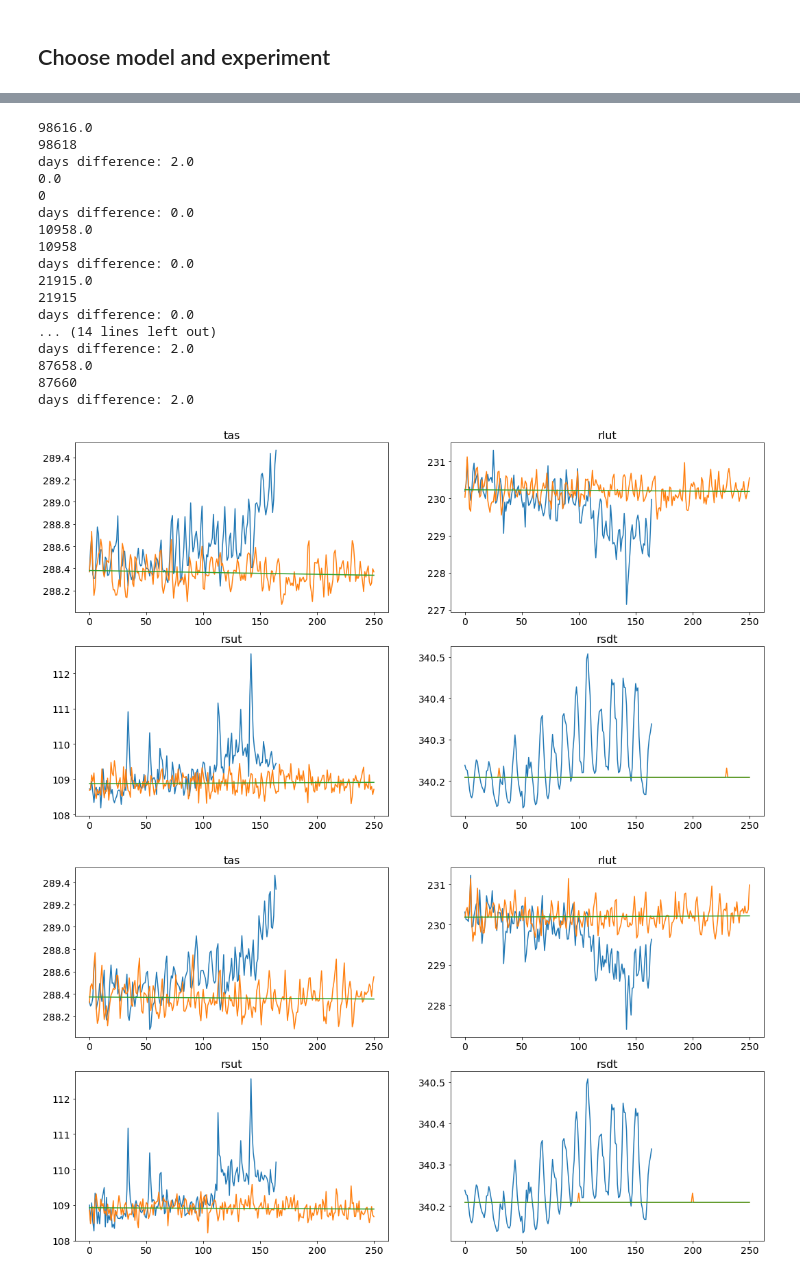
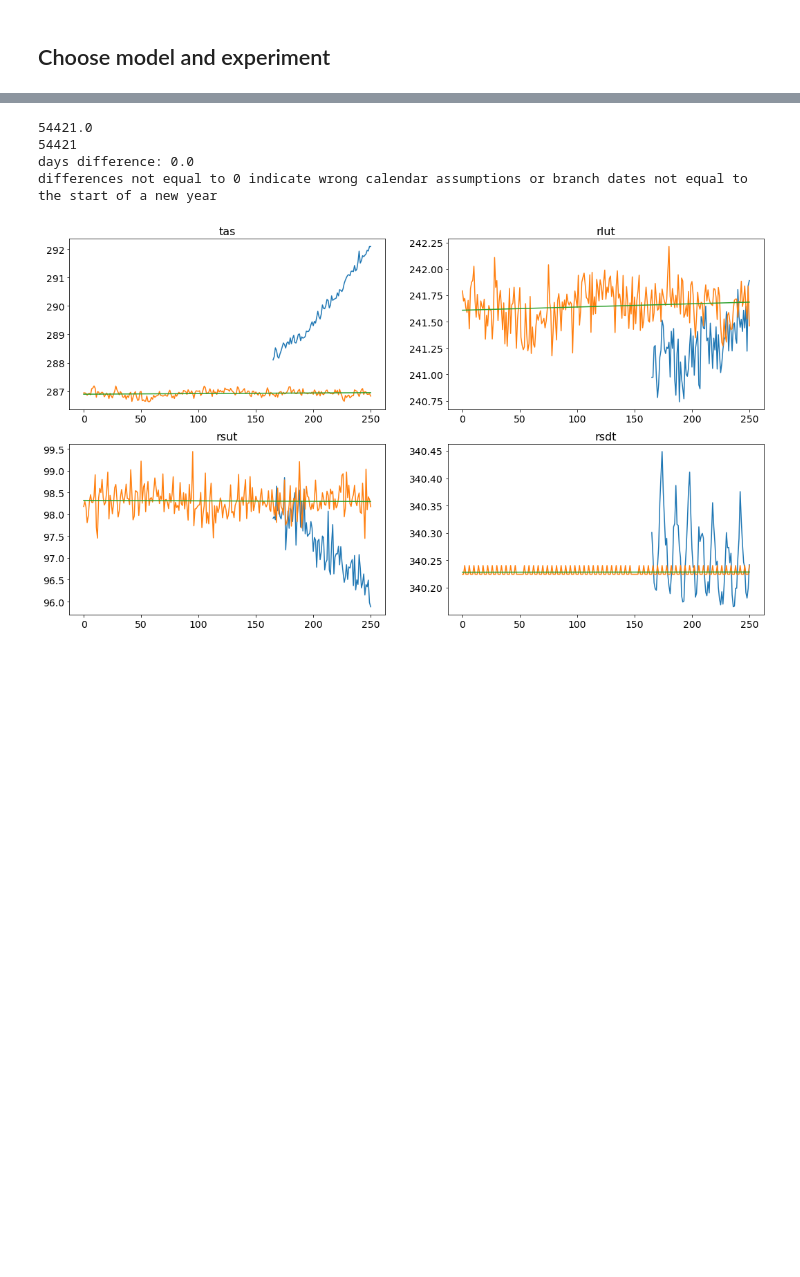
Before and after one commit to Hegebf/CMIP6-forcing, a Jupyter notebook: notebooks/Global_anomalies.ipynb, the cells around one changed output, grey strips where cells are left out. Saved outputs shown, nothing was run; the diff lists cells and outputs as text; code cells hidden in the pictures; blank space fills up the shorter version.

```diff
--- a/notebooks/Global_anomalies.ipynb
+++ b/notebooks/Global_anomalies.ipynb
@@ -81,16 +81,18 @@ def dpy(model, start_year, end_year):
 ## Choose model and experiment
 # %%
 #model = 'GISS-E2-1-G'
-model = 'MIROC6'
+model = 'AWI-CM-1-1-MR'
 # %%
 #exp = 'piControl'
 #exp = 'abrupt-4xCO2'
 #exp = 'abrupt-2xCO2'
 #exp = 'abrupt-0p5xCO2'
 
-exp = 'historical'
+#exp = 'historical'
 #exp = 'ssp126'
 #exp = 'ssp245'
+#exp = 'ssp370'
+exp = 'ssp585'
 # %%
 branch_time_file = '../Processed_data/Branch_times/' + model + '_branch_times.txt'
 table = pd.read_table(branch_time_file,index_col=0, sep = ' ')
@@ -116,7 +117,7 @@ table
 # %%
 plot_absolute_values = True
 plot_anomalies = False
-save_results = False
+save_results = True
 
 expgroup0 = ['piControl']
 expgroup1 = ['abrupt-4xCO2', 'abrupt-2xCO2', 'abrupt-0p5xCO2']
@@ -141,11 +142,10 @@ for member in available_members:
         fig, ax2 = plt.subplots(nrows = 2, ncols = 2, figsize = [18,10]); axes2 = np.reshape(ax2, 4)
 
     if exp in expgroup1 or exp in expgroup2:
-        # find index of element closest to branch_time_days
         if exp in expgroup1 or exp == 'historical':
             branch_time_days = member_df['branch_time_in_parent'].values[0]
             piControl_member = member_df['parent_variant_id'].values[0]
-            #print('test1', piControl_member)
+
         elif exp in expgroup2: # then ssp. check branch for historical parent only
             # find historical parent member
             parent_member = member_df['parent_variant_id'].values[0]
@@ -153,92 +153,76 @@ for member in available_members:
             parent_df = parent_table.loc[parent_table['member'] == parent_member]
             branch_time_days = parent_df['branch_time_in_parent'].values[0]
             piControl_member = parent_df['parent_variant_id'].values[0]
-            #print('test2', piControl_member)
+        if model == 'MPI-ESM1-2-HR' and exp in expgroup2:
+            piControl_member = 'r1i1p1f1' # overwrite info from file, which seems to be wrong
         # load piControl values.
-        #piControl_member = member_df['parent_variant_id'].values[0]
         piControl_filename = model + '_piControl_' + piControl_member + '_means.txt'
         piControl_data = pd.read_table(piControl_path + piControl_filename, index_col=0, sep = ',')
 
         piControl_start_year = int(table.loc[table['parent_experiment_id'] == 'piControl']['parent_time_units'][0][11:15])
         days_table = np.append([0],np.cumsum(dpy(model,piControl_start_year,piControl_start_year+1000)))
+        # find index of element closest to branch_time_days
         year_since_piControl_start = (np.abs(days_table - branch_time_days)).argmin()
 
         print(branch_time_days)
         print(days_table[year_since_piControl_start])
         print('days difference:', days_table[year_since_piControl_start] - branch_time_days)
+        print('differences not equal to 0 indicate wrong calendar assumptions or branch dates not equal to the start of a new year')
 
     for (i,var) in enumerate(['tas', 'rlut', 'rsut', 'rsdt']):
         exp_len = len(exp_data[var])
         if exp in expgroup0:
             # then just subtract a linear trend from all values
-            y = piControl_data[var]
+            y = exp_data[var]
             x = np.arange(exp_len)
-            p1 = np.polyfit(x,y,1)
-            lintrend = np.polyval(p1,x)
             datarange = np.arange(exp_len)
-            #annual_anomalies = exp_data[var] - lintrend
         elif exp in expgroup1:
             y = piControl_data[var][year_since_piControl_start:(year_since_piControl_start+exp_len)] # Use only years corresponding to exp years
             x = np.arange(exp_len)
-            p1 = np.polyfit(x,y,1)
-            lintrend = np.polyval(p1,x)
             datarange = np.arange(exp_len)
-            #annual_anomalies = exp_data[var] - lintrend
         elif exp in expgroup2:
             x = np.arange(251) # number of years in interval (1850 - 2100)
             y = piControl_data[var][year_since_piControl_start:(year_since_piControl_start+251)] # Use historical + ssp years (1850 - 2100)
-            p1 = np.polyfit(x,y,1)
-            lintrend = np.polyval(p1,x)
             if exp == 'historical':
                 datarange = np.arange(165)
-                #annual_anomalies = exp_data[var] - lintrend[:165]; datarange = np.arange(165) # x = x[:165]; y = y[:165]; lintrend = lintrend[:165]
             else:
                 datarange = np.arange(165,len(x))
-                #annual_anomalies = exp_data[var] - lintrend[165:]; datarange = np.arange(165,len(x)) # x = x[165:]; y = y[165:]; lintrend = lintrend[165:]
+
+        if len(y) == len(x):
+            p1 = np.polyfit(x,y,1)
+        elif len(y) < len(x):
+            p1 = np.polyfit(x[:len(y)],y,1) # make a fit from the data we have available
+        lintrend = np.polyval(p1,x)
 
         annual_anomalies = exp_data[var] - lintrend[datarange]
         if var == 'tas':
             # create dataframe for storing anomalies
             exp_anomalies = pd.DataFrame(annual_anomalies.values, columns = [var])
         else:
             df_col = pd.DataFrame(annual_anomalies.values, columns = [var])
             exp_anomalies = pd.merge(exp_anomalies, df_col, left_index=True, right_index=True, how='outer')
 
         if plot_absolute_values == True: # plot abolute values and trends
             axes[i].plot(x[datarange], exp_data[var])
-            axes[i].plot(x, y)
+            axes[i].plot(x[:len(y)], y)
             axes[i].plot(x, lintrend)
             axes[i].set_title(var, fontsize = 16)
             axes[i].tick_params(axis='both',labelsize=14)
         if plot_anomalies == True: # plot anomalies for visual check:
             axes2[i].plot(x, exp_anomalies[var])
             axes2[i].set_title(x, var, fontsize = 16)
             axes2[i].tick_params(axis='both',labelsize=14)
 
     if save_results == True:
         filename = model + '_' + exp + '_' + member + '_anomalies.txt'
         file = os.path.join('../Processed_data/Global_annual_anomalies/', model, exp, filename)
         if member == available_members[0]: # create directory for first member
             os.makedirs(os.path.dirname(file), exist_ok=False)
 
         exp_anomalies.to_csv(file)
 # %% [output]
-98616.0
-98618
-days difference: 2.0
-0.0
-0
+54421.0
+54421
 days difference: 0.0
-10958.0
-10958
-days difference: 0.0
-21915.0
-21915
-days difference: 0.0
-... (14 lines left out)
-days difference: 2.0
-87658.0
-87660
-days difference: 2.0
+differences not equal to 0 indicate wrong calendar assumptions or branch dates not equal to the start of a new year
-[figure, old version]
+[figure, new version]
-[figure, removed]
```
Also changed, not shown: parts of 3 cells of this notebook, 2 other files.
